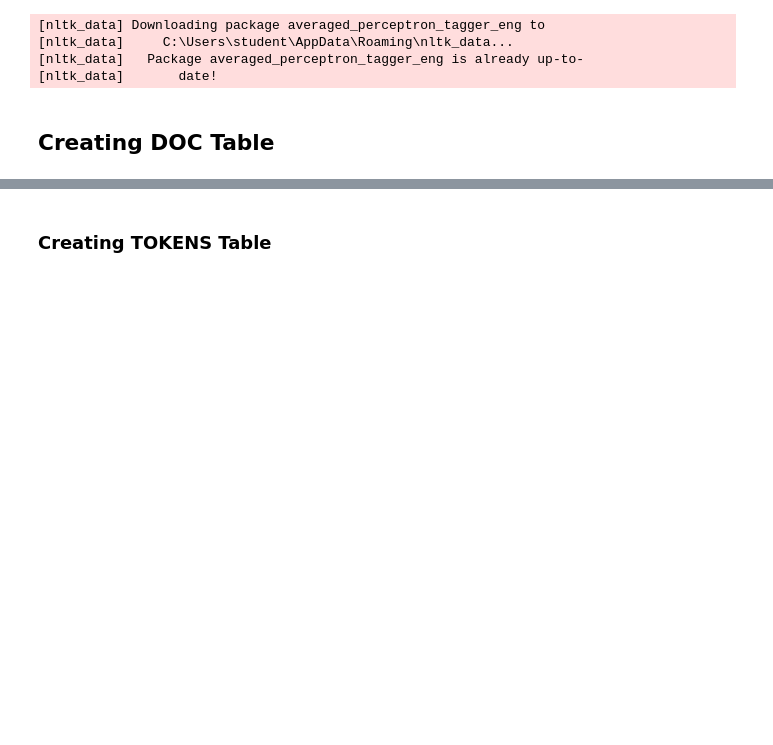
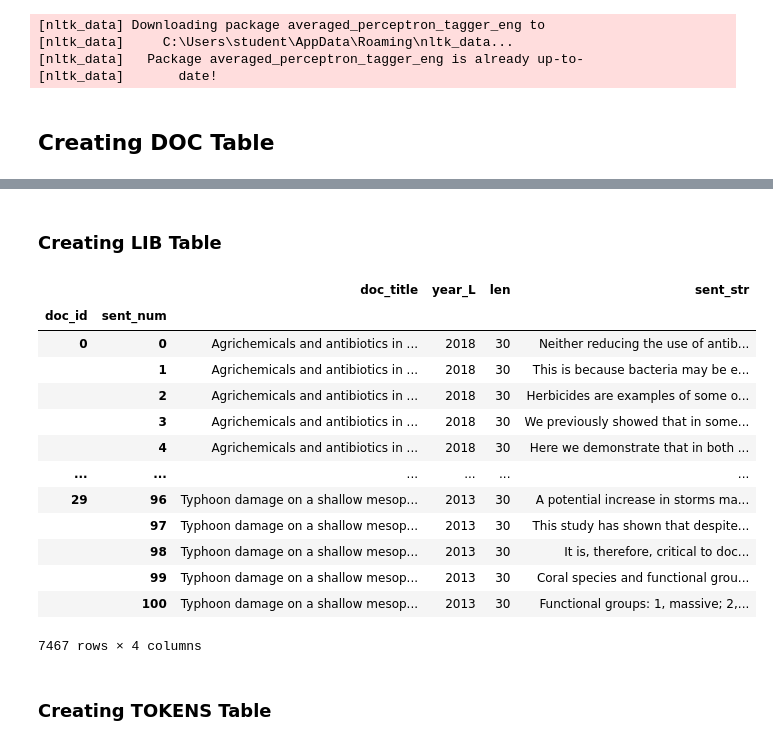
Before and after one commit to caroline-kranefuss/evolving_sentiment_climate, a Jupyter notebook: notebooks/EDA.ipynb, the cells around one changed output, grey strips where cells are left out. Saved outputs shown, nothing was run; the diff lists cells and outputs as text; code cells hidden in the pictures; blank space fills up the shorter version.

```diff
--- a/notebooks/EDA.ipynb
+++ b/notebooks/EDA.ipynb
@@ -174,3 +147,34 @@ SENTS
+# %% [markdown]
+### Creating LIB Table
+# %%
+# Joining with DOC_to_join to be able to group by year
+LIB = DOC.join(DOC_to_join, lsuffix='_L', rsuffix='_R')
+LIB = LIB.drop(columns=['doc_id', 'doc_date', 'doc_kws',  'doc_file_path', 'mth_day_L', 'mth_day_R', 'year_R', 'doc_content'])
+LIB.index.name = 'doc_id'
+
+# Grouping SENTS df to obtain full doc content
+SENTS_grp = SENTS.join(DOC_to_join)
+SENTS_grp = SENTS_grp.groupby('year')
+SENTS_grp.head()
+
+# # Joining the two
+LIB = LIB.copy()
+LIB = LIB.join(SENTS)
+# %% [output]
+|  |  | doc_title | year_L | len | sent_str |
+| doc_id | sent_num |  |  |  |  |
+| 0 | 0 | Agrichemicals and antibiotics in ... | 2018 | 30 | Neither reducing the use of antib... |
+|  | 1 | Agrichemicals and antibiotics in ... | 2018 | 30 | This is because bacteria may be e... |
+|  | 2 | Agrichemicals and antibiotics in ... | 2018 | 30 | Herbicides are examples of some o... |
+|  | 3 | Agrichemicals and antibiotics in ... | 2018 | 30 | We previously showed that in some... |
+|  | 4 | Agrichemicals and antibiotics in ... | 2018 | 30 | Here we demonstrate that in both ... |
+| ... | ... | ... | ... | ... | ... |
+| 29 | 96 | Typhoon damage on a shallow mesop... | 2013 | 30 | A potential increase in storms ma... |
+|  | 97 | Typhoon damage on a shallow mesop... | 2013 | 30 | This study has shown that despite... |
+|  | 98 | Typhoon damage on a shallow mesop... | 2013 | 30 | It is, therefore, critical to doc... |
+|  | 99 | Typhoon damage on a shallow mesop... | 2013 | 30 | Coral species and functional grou... |
+|  | 100 | Typhoon damage on a shallow mesop... | 2013 | 30 | Functional groups: 1, massive; 2,... |
+7467 rows × 4 columns
 # %% [markdown]
 ### Creating TOKENS Table
 # %%
```
Also changed, not shown: parts of 5 cells of this notebook.
